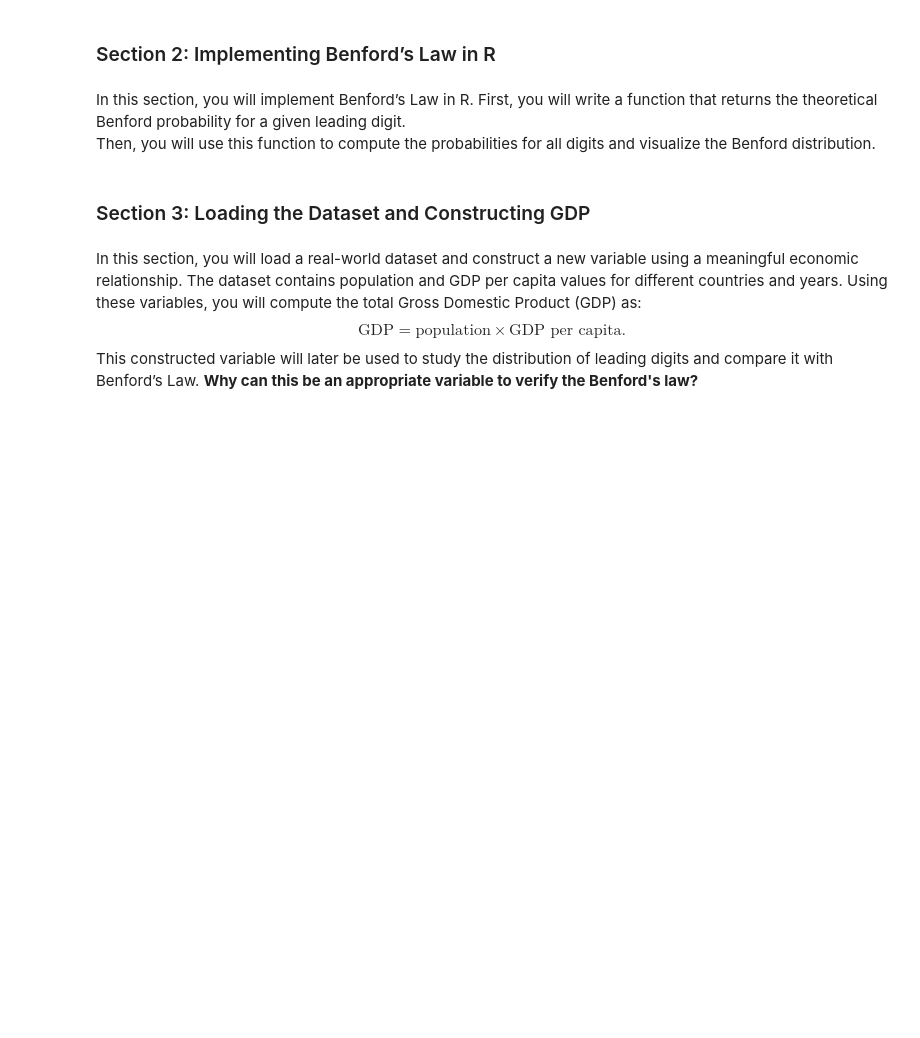
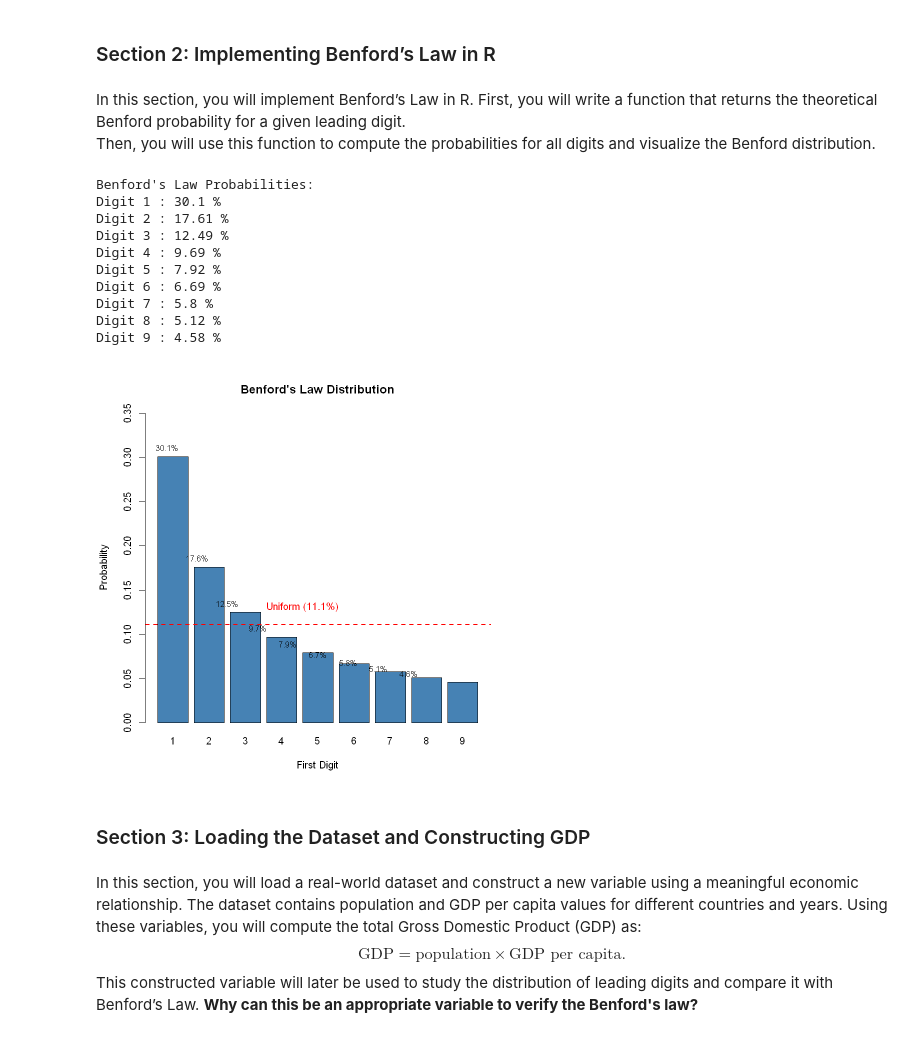
Before and after one commit to hossein-noor-ramsis/R, a Jupyter notebook: HW6/ESP_CA6_810103332.ipynb, the cells around one changed output. Drawn from its saved outputs; the diff is of its cells as text; code cells hidden in the pictures; blank space fills up the shorter version.

```diff
--- a/HW6/ESP_CA6_810103332.ipynb
+++ b/HW6/ESP_CA6_810103332.ipynb
@@ -331,3 +321,50 @@ probs <- NULL
+# %%
+# TODO: Define the Benford probability function
+benford_prob <- function(d) {
+  if(d < 1 | d > 9 | d != floor(d)) {
+    stop("Digit must be an integer between 1 and 9")
+  }
+
+  # فرمول قانون بنفورد: log10(1 + 1/d)
+  return(log10(1 + 1/d))
+}
+
+
+digits <- 1:9
+probs <- sapply(digits, benford_prob)
+
+cat("Benford's Law Probabilities:\n")
+for(i in 1:9) {
+  cat("Digit", i, ":", round(probs[i]*100, 2), "%\n")
+}
+
+# TODO: Plot the Benford distribution
+barplot(probs,
+        names.arg = digits,
+        main = "Benford's Law Distribution",
+        xlab = "First Digit",
+        ylab = "Probability",
+        col = "steelblue",
+        ylim = c(0, 0.35))
+
+text(1:9 - 0.5, probs + 0.01,
+     labels = paste0(round(probs*100, 1), "%"),
+     col = "black", cex = 0.8)
+
+abline(h = 1/9, col = "red", lty = 2, lwd = 2)
+text(5, 1/9 + 0.01, "Uniform (11.1%)", col = "red", pos = 3)
+# %% [output]
+Benford's Law Probabilities:
+Digit 1 : 30.1 %
+Digit 2 : 17.61 %
+Digit 3 : 12.49 %
+Digit 4 : 9.69 %
+Digit 5 : 7.92 %
+Digit 6 : 6.69 %
+Digit 7 : 5.8 %
+Digit 8 : 5.12 %
+Digit 9 : 4.58 %
+[figure, added]
 # %% [markdown]
 ### Section 3: Loading the Dataset and Constructing GDP
 # %% [markdown]
```
Also changed, not shown: parts of 3 cells of this notebook.
